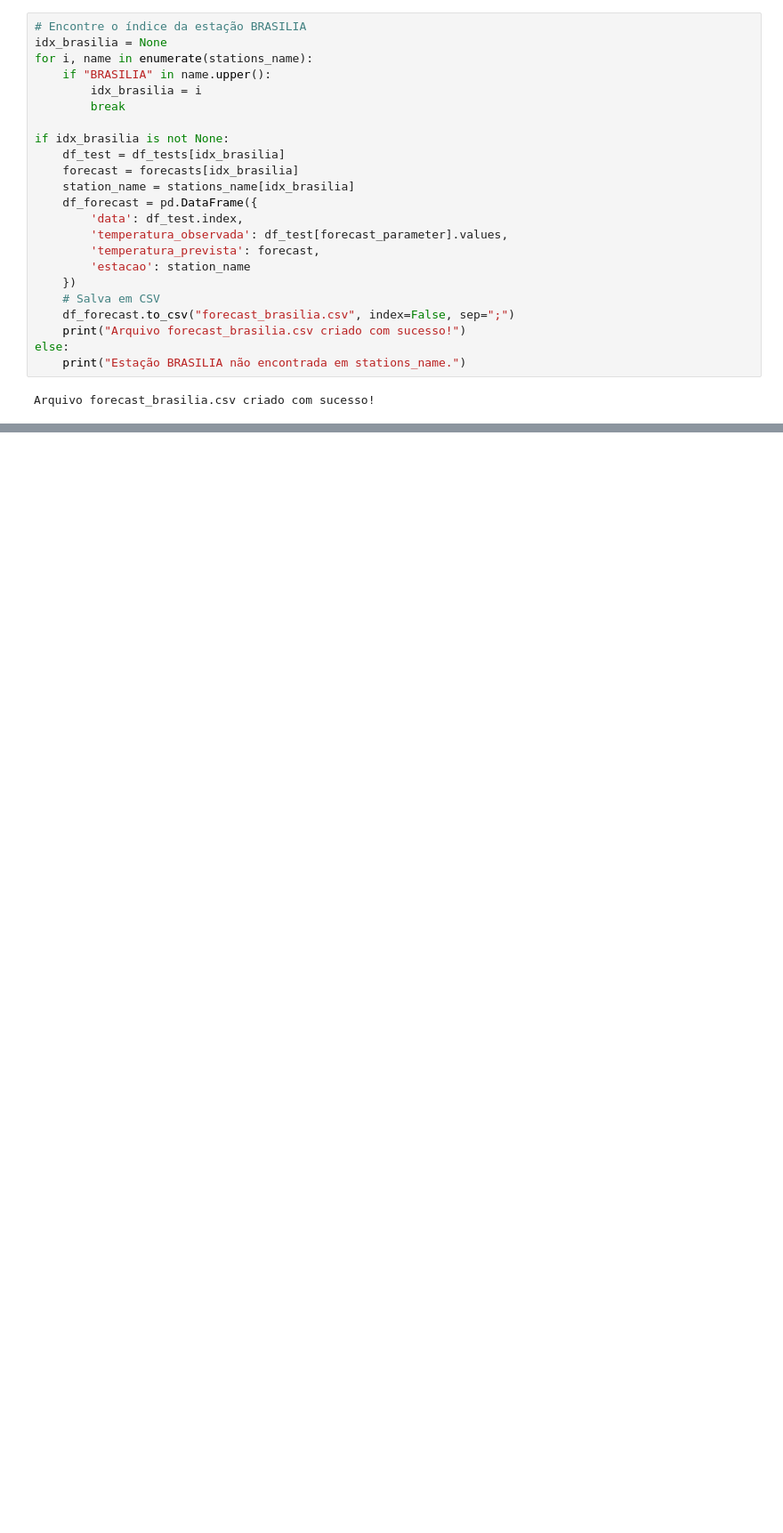
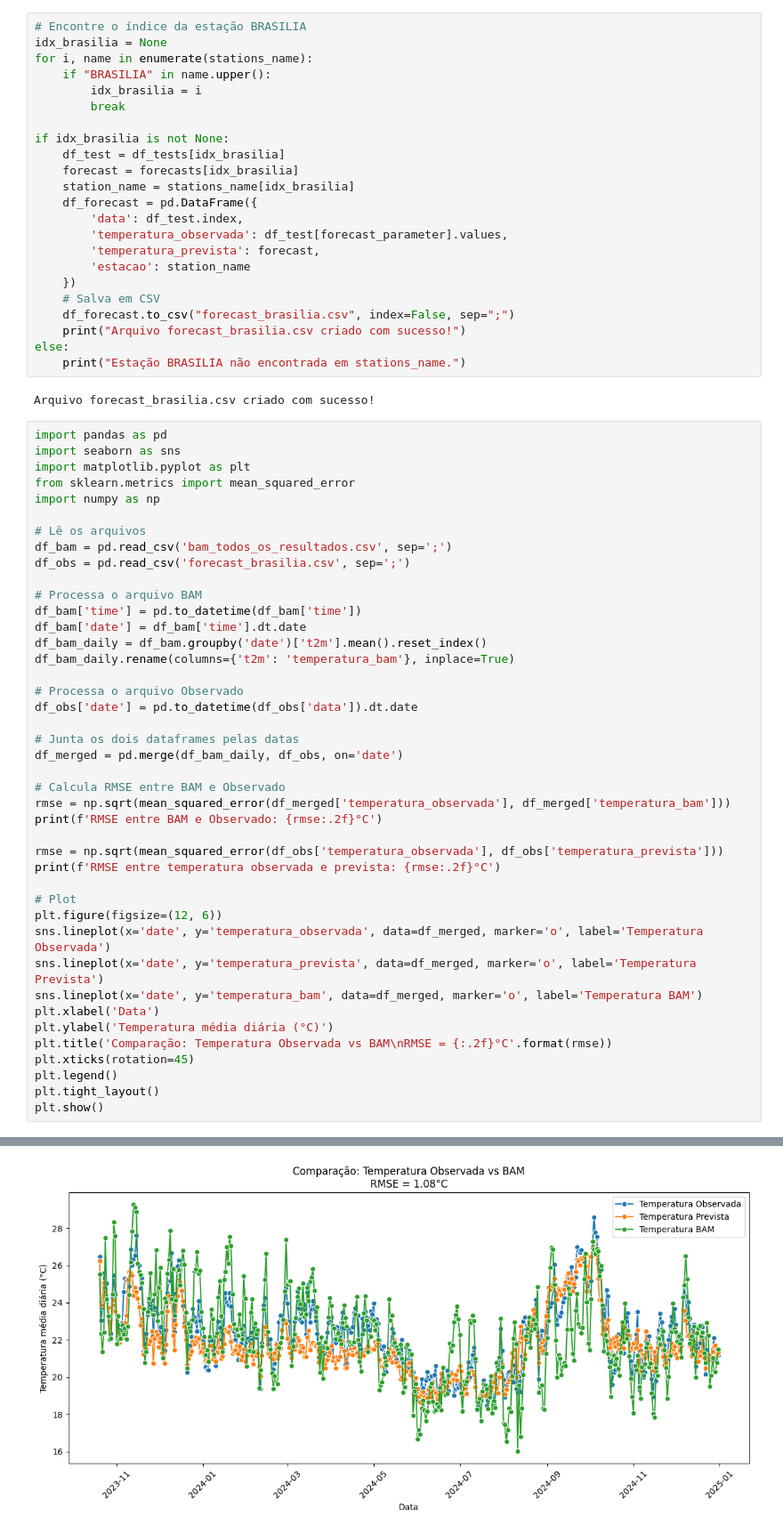
Before and after one commit to juliababa/TCC, a Jupyter notebook: src/benchmark.ipynb, the cells around one changed output, grey strips where cells are left out. Shown at 89% size. Drawn from its saved outputs; the diff is of its cells as text; blank space fills up the shorter version.

```diff
--- a/src/benchmark.ipynb
+++ b/src/benchmark.ipynb
@@ -330,3 +330,46 @@ else:
     print("Estação BRASILIA não encontrada em stations_name.")
 # %% [output]
 Arquivo forecast_brasilia.csv criado com sucesso!
+# %%
+import pandas as pd
+import seaborn as sns
+import matplotlib.pyplot as plt
+from sklearn.metrics import mean_squared_error
+import numpy as np
+
+# Lê os arquivos
+df_bam = pd.read_csv('bam_todos_os_resultados.csv', sep=';')
+df_obs = pd.read_csv('forecast_brasilia.csv', sep=';')
+
+# Processa o arquivo BAM
+df_bam['time'] = pd.to_datetime(df_bam['time'])
+df_bam['date'] = df_bam['time'].dt.date
+df_bam_daily = df_bam.groupby('date')['t2m'].mean().reset_index()
+df_bam_daily.rename(columns={'t2m': 'temperatura_bam'}, inplace=True)
+
+# Processa o arquivo Observado
+df_obs['date'] = pd.to_datetime(df_obs['data']).dt.date
+
+# Junta os dois dataframes pelas datas
+df_merged = pd.merge(df_bam_daily, df_obs, on='date')
+
+# Calcula RMSE entre BAM e Observado
+rmse = np.sqrt(mean_squared_error(df_merged['temperatura_observada'], df_merged['temperatura_bam']))
+print(f'RMSE entre BAM e Observado: {rmse:.2f}°C')
+
+rmse = np.sqrt(mean_squared_error(df_obs['temperatura_observada'], df_obs['temperatura_prevista']))
+print(f'RMSE entre temperatura observada e prevista: {rmse:.2f}°C')
+
+# Plot
+plt.figure(figsize=(12, 6))
+sns.lineplot(x='date', y='temperatura_observada', data=df_merged, marker='o', label='Temperatura Observada')
+sns.lineplot(x='date', y='temperatura_prevista', data=df_merged, marker='o', label='Temperatura Prevista')
+sns.lineplot(x='date', y='temperatura_bam', data=df_merged, marker='o', label='Temperatura BAM')
+plt.xlabel('Data')
+plt.ylabel('Temperatura média diária (°C)')
+plt.title('Comparação: Temperatura Observada vs BAM\nRMSE = {:.2f}°C'.format(rmse))
+plt.xticks(rotation=45)
+plt.legend()
+plt.tight_layout()
+plt.show()
+# %% [output]
@@ -332,0 +378 @@ Arquivo forecast_brasilia.csv criado com sucesso!
+[figure, added]
```
Also changed, not shown: parts of 3 cells of this notebook, 2 other files.
